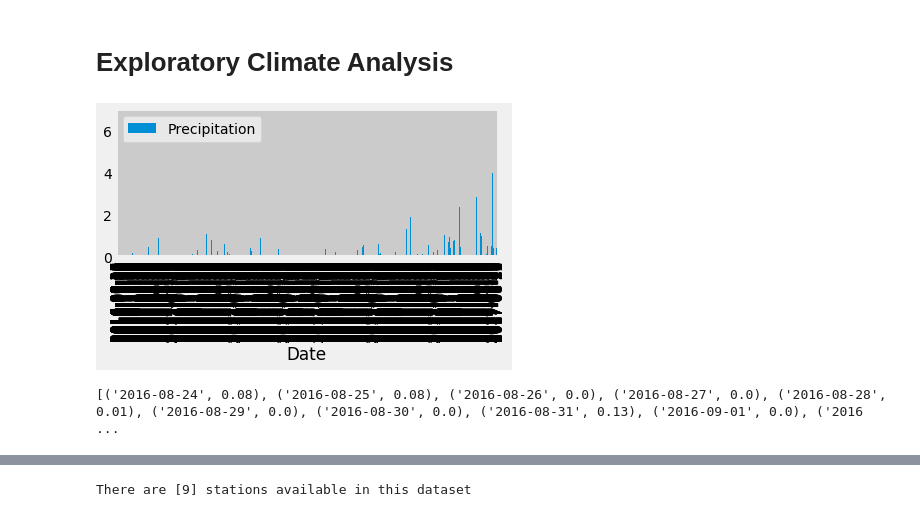
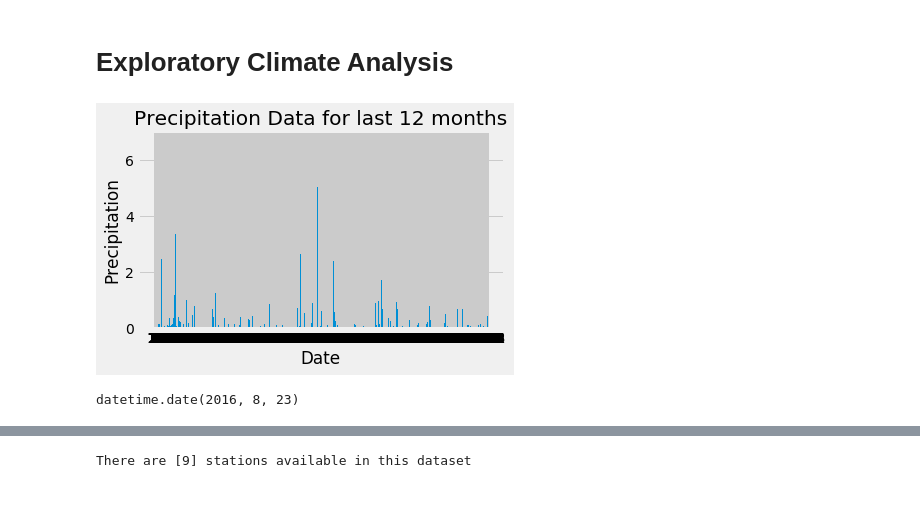
Before and after one commit to anishjv20/sqlalchemy-challenge, a Jupyter notebook: climate_starter.ipynb, the cells around one changed output, grey strips where cells are left out. Drawn from its saved outputs; the diff is of its cells as text; code cells hidden in the pictures.

```diff
--- a/climate_starter.ipynb
+++ b/climate_starter.ipynb
@@ -46,26 +40,33 @@ session = Session(engine)
 # %%
 # Design a query to retrieve the last 12 months of precipitation data and plot the results
 
 # Calculate the date 1 year ago from the last data point in the database
 last_date_point = session.query(Measurement.date).order_by(Measurement.date.desc()).first()
 year_ago_date = dt.date(2017,8,23) - dt.timedelta(days=365)
 # Perform a query to retrieve the data and precipitation scores
 results = session.query(Measurement.date, Measurement.prcp).\
             filter(Measurement.date>year_ago_date).all()
 # Save the query results as a Pandas DataFrame and set the index to the date column
 df = pd.DataFrame(results, columns=['Date', 'Precipitation'])
 df.set_index('Date',inplace=True)
 # Sort the dataframe by date
-
+df.sort_values(by=['Date'],inplace=True)
 # Use Pandas Plotting with Matplotlib to plot the data
-df.plot.bar()
-plt.tight_layout()
+fig,ax = plt.subplots()
+xpos = range(1,len(df)+1)
+precipitation = df['Precipitation']
+ax.bar(xpos,precipitation)
+ax.set_xlabel('Date')
+ax.set_ylabel('Precipitation')
+ax.set_xticks(xpos)
+ax.set_title('Precipitation Data for last 12 months')
+fig.tight_layout()
 plt.show()
 # %% [output]
-[figure, old version]
+[figure, new version]
-# %%
-print(list(results))
-# %% [output]
-[('2016-08-24', 0.08), ('2016-08-25', 0.08), ('2016-08-26', 0.0), ('2016-08-27', 0.0), ('2016-08-28', 0.01), ('2016-08-29', 0.0), ('2016-08-30', 0.0), ('2016-08-31', 0.13), ('2016-09-01', 0.0), ('2016 ...
+# %%
+year_ago_date
+# %% [output]
+datetime.date(2016, 8, 23)
 # %%
 # Use Pandas to calcualte the summary statistics for the precipitation data
```
Also changed, not shown: parts of 3 cells of this notebook.
